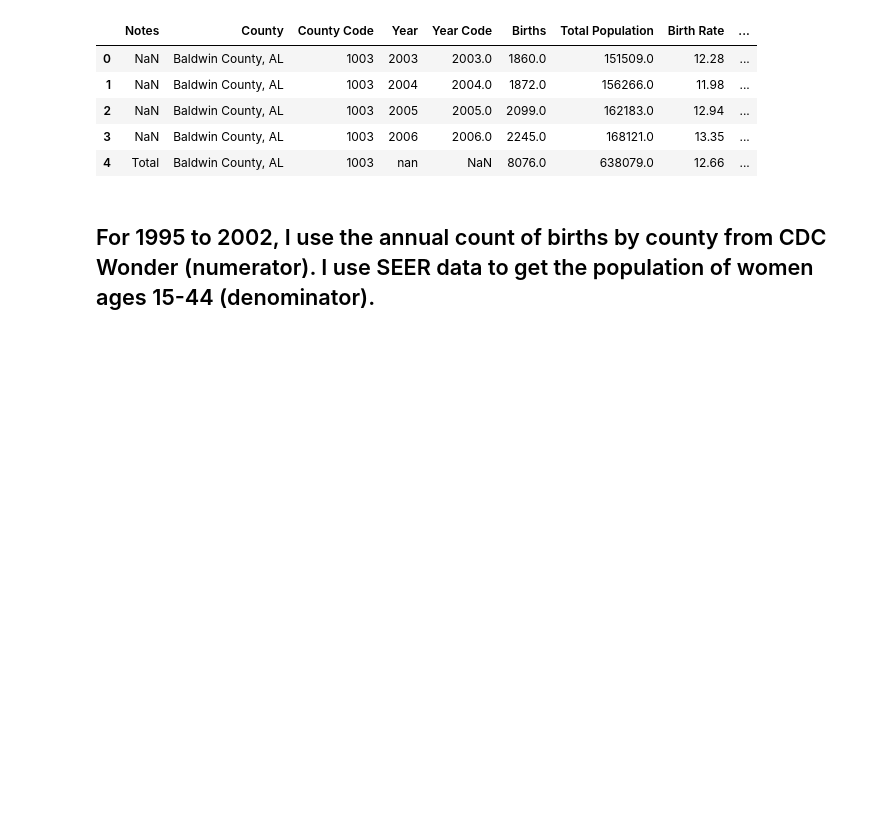
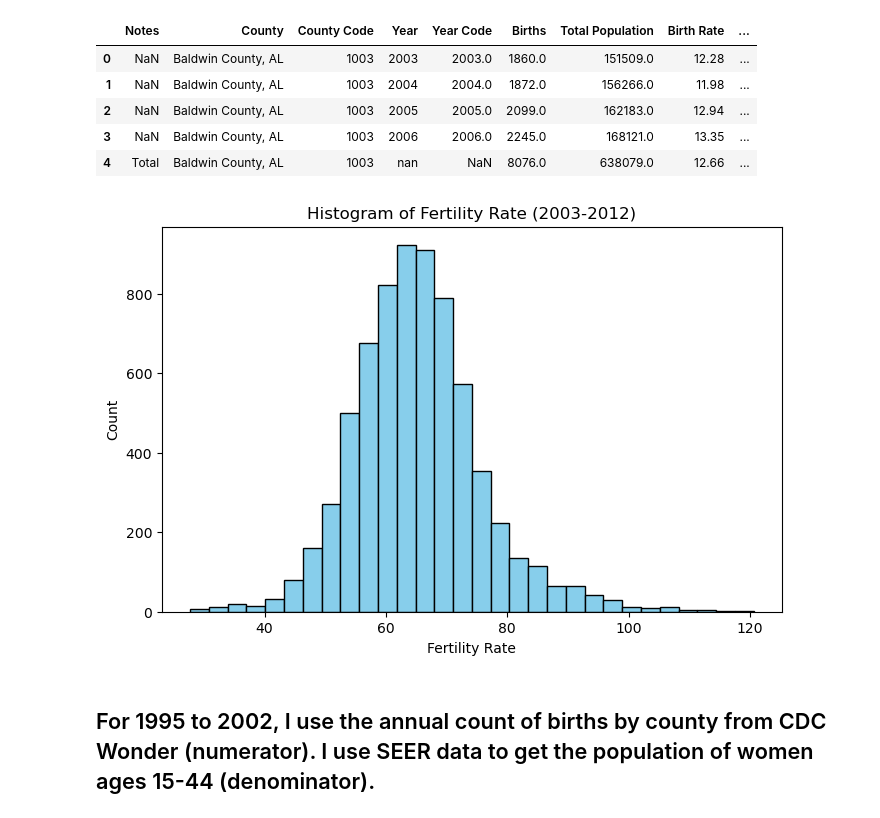
Before and after one commit to elizagoler/RecessionFertility, a Jupyter notebook: source/derived/county_gfrs/calculate_gfrs.ipynb, the cells around one changed output. Cells and saved outputs as stored; diff of their text form; code cells hidden in the pictures; blank space fills up the shorter version.

```diff
--- a/source/derived/county_gfrs/calculate_gfrs.ipynb
+++ b/source/derived/county_gfrs/calculate_gfrs.ipynb
@@ -52,6 +53,17 @@ frates_2003_12.head()
 | 2 | NaN | Baldwin County, AL | 1003 | 2005 | 2005.0 | 2099.0 | 162183.0 | 12.94 | ... |
 | 3 | NaN | Baldwin County, AL | 1003 | 2006 | 2006.0 | 2245.0 | 168121.0 | 13.35 | ... |
 | 4 | Total | Baldwin County, AL | 1003 | nan | NaN | 8076.0 | 638079.0 | 12.66 | ... |
+# %%
+import matplotlib.pyplot as plt
+
+plt.figure(figsize=(8, 5))
+plt.hist(frates_2003_12['Fertility Rate'].dropna(), bins=30, color='skyblue', edgecolor='black')
+plt.title('Histogram of Fertility Rate (2003-2012)')
+plt.xlabel('Fertility Rate')
+plt.ylabel('Count')
+plt.show()
+# %% [output]
+[figure, added]
 # %% [markdown]
 ## For 1995 to 2002, I use the annual count of births by county from CDC Wonder (numerator). I use SEER data to get the population of women ages 15-44 (denominator). ##
 # %%
```
Also changed, not shown: parts of 84 cells of this notebook, 8 other files.
